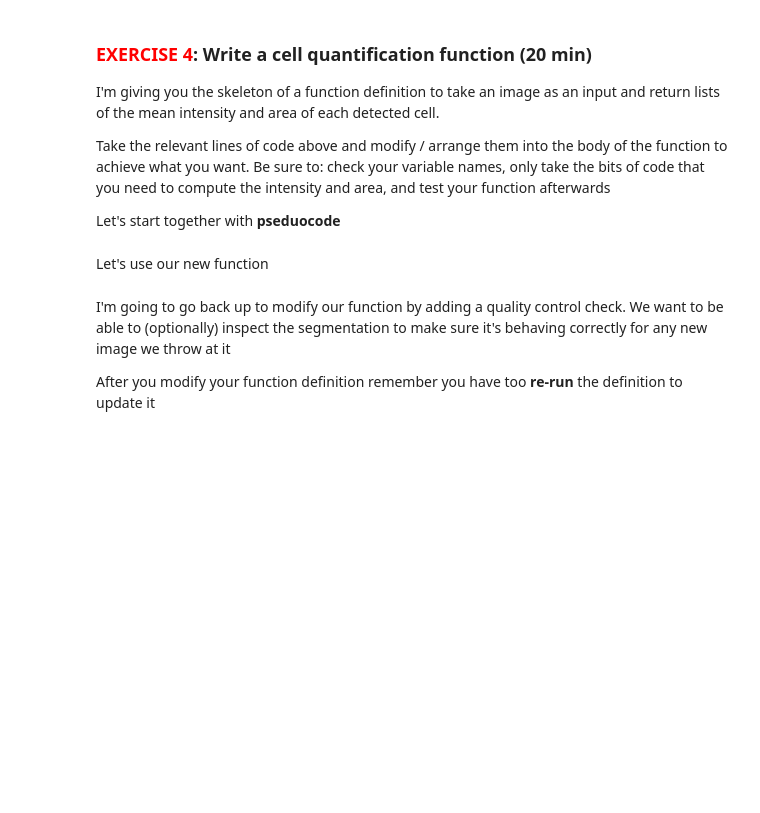
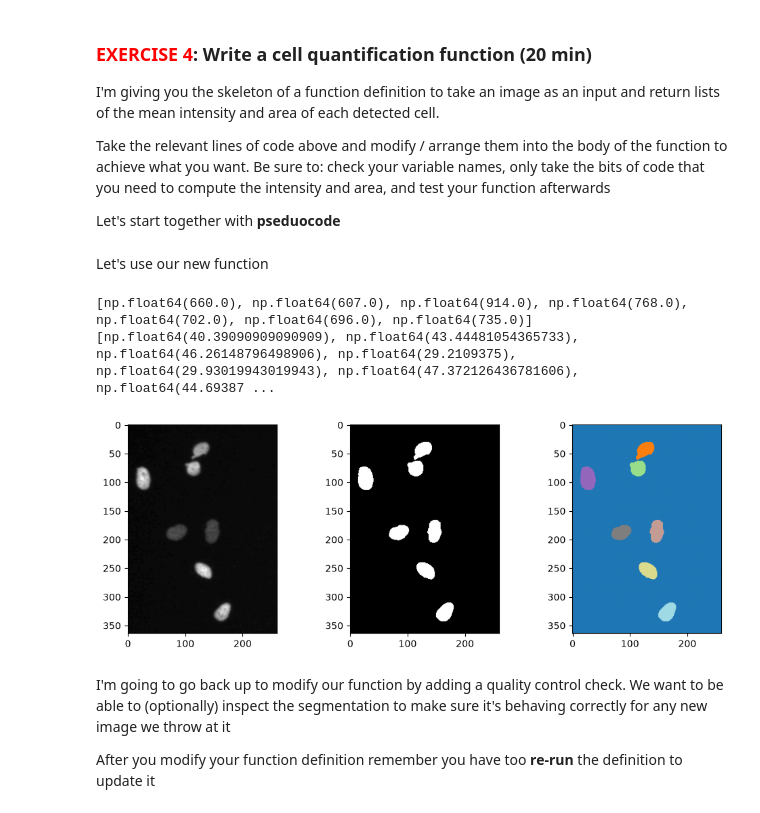
Before and after one commit to Sdivekar05/ABIO558-Shraddha, a Jupyter notebook: miniproject_3_blank.ipynb, the cells around one changed output. Saved outputs shown, nothing was run; the diff lists cells and outputs as text; code cells hidden in the pictures; blank space fills up the shorter version.

```diff
--- a/miniproject_3_blank.ipynb
+++ b/miniproject_3_blank.ipynb
@@ -191,7 +231,7 @@ Take the relevant lines of code above and modify / arrange them into the body of
 
 Let's start together with **pseduocode**
 # %%
-def measure_cells(input_image):
+def measure_cells(input_image, show_segmentation = False):
 
     """
         measure_cells(input_image)
@@ -205,30 +245,39 @@ def measure_cells(input_image):
     """
     # compute the threshold from the image using Li's method
     thresh = filters.threshold_li(input_image)
-    print(thresh)
+
     # make a binary mask, same size as the image, but it's boolean/binary
     mask = input_image > thresh
-    print(mask.shape)
-    print(np.unique(mask))
+
 
     # using the mask, identify the labels (components)
-    labeled_image, num_features = label(mask, return_num=True)
+    label_image = measure.label(mask)
 
     # measure the areas and intensity of each labeled component
-    properties = regionprops(labeled_image, intensity_image=input_image)
+    region_properties = measure.regionprops(label_image,
+                                             intensity_image=img_cells)
+    areas=[x.area for x in region_properties]
+    intensities=[x.intensity_mean for x in region_properties]
 
 
-    # e.g.using regionprops
-
+    if show_segmentation:
+        fh, ax= plt.subplots(1,3, figsize=(12,4))
+        ax[0].imshow(img_cells,cmap='gray')
+        ax[1].imshow(mask, cmap='gray')
+        ax[2].imshow(label_image, cmap='tab20')
 
     return areas, intensities
 # %% [markdown]
 Let's use our new function
 # %%
 img_cells = imread(filename)
-areas,intensities = measure_cells(img_cells)
+areas,intensities = measure_cells(img_cells, show_segmentation=True)
 print(areas)
 print(intensities)
+# %% [output]
+[np.float64(660.0), np.float64(607.0), np.float64(914.0), np.float64(768.0), np.float64(702.0), np.float64(696.0), np.float64(735.0)]
+[np.float64(40.39090909090909), np.float64(43.44481054365733), np.float64(46.26148796498906), np.float64(29.2109375), np.float64(29.93019943019943), np.float64(47.372126436781606), np.float64(44.69387 ...
+[figure, added]
 # %% [markdown]
 I'm going to go back up to modify our function by adding a quality control check. We want to be able to (optionally) inspect the segmentation to make sure it's behaving correctly for any new image we throw at it
 
```
Also changed, not shown: parts of 11 cells of this notebook.
